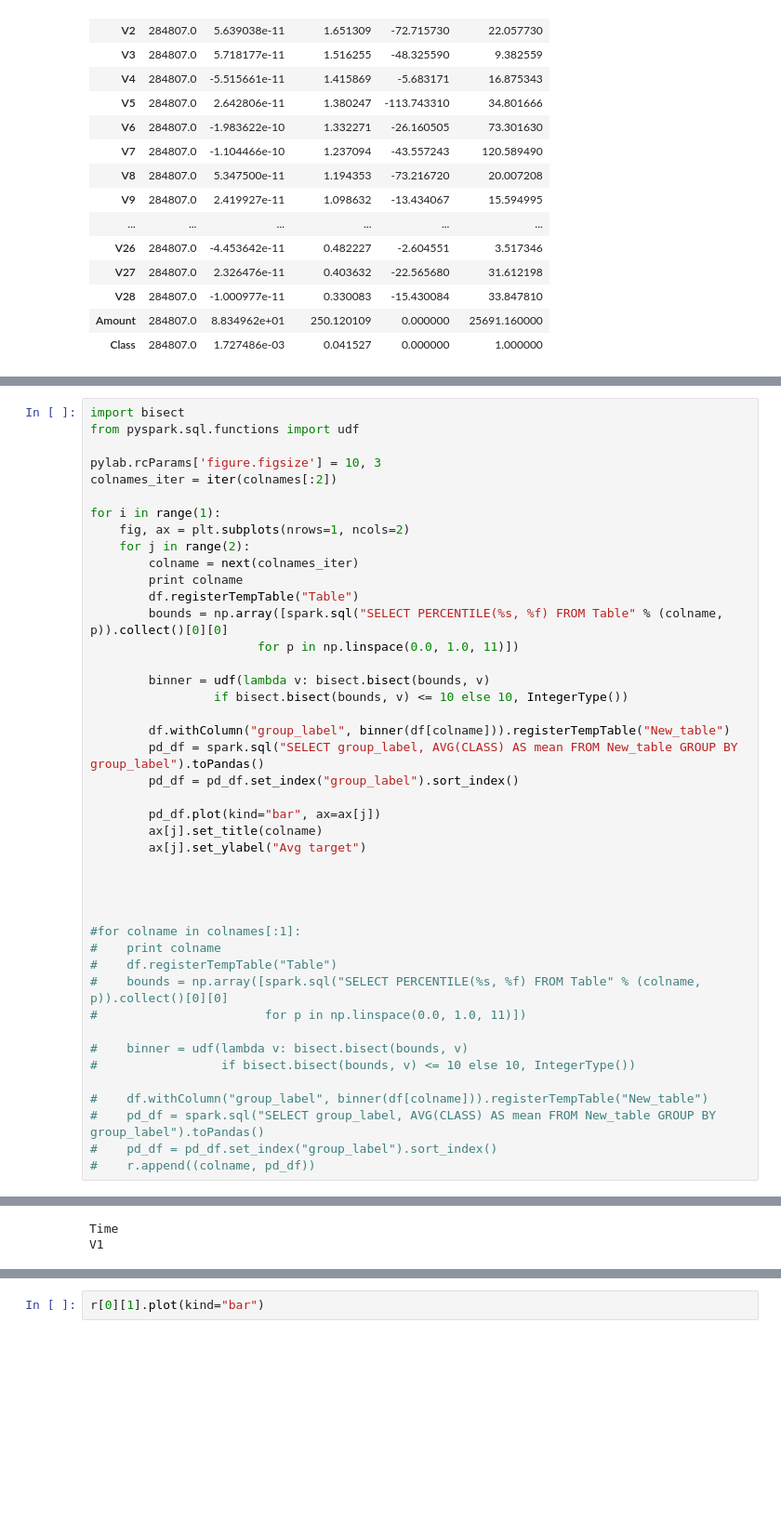
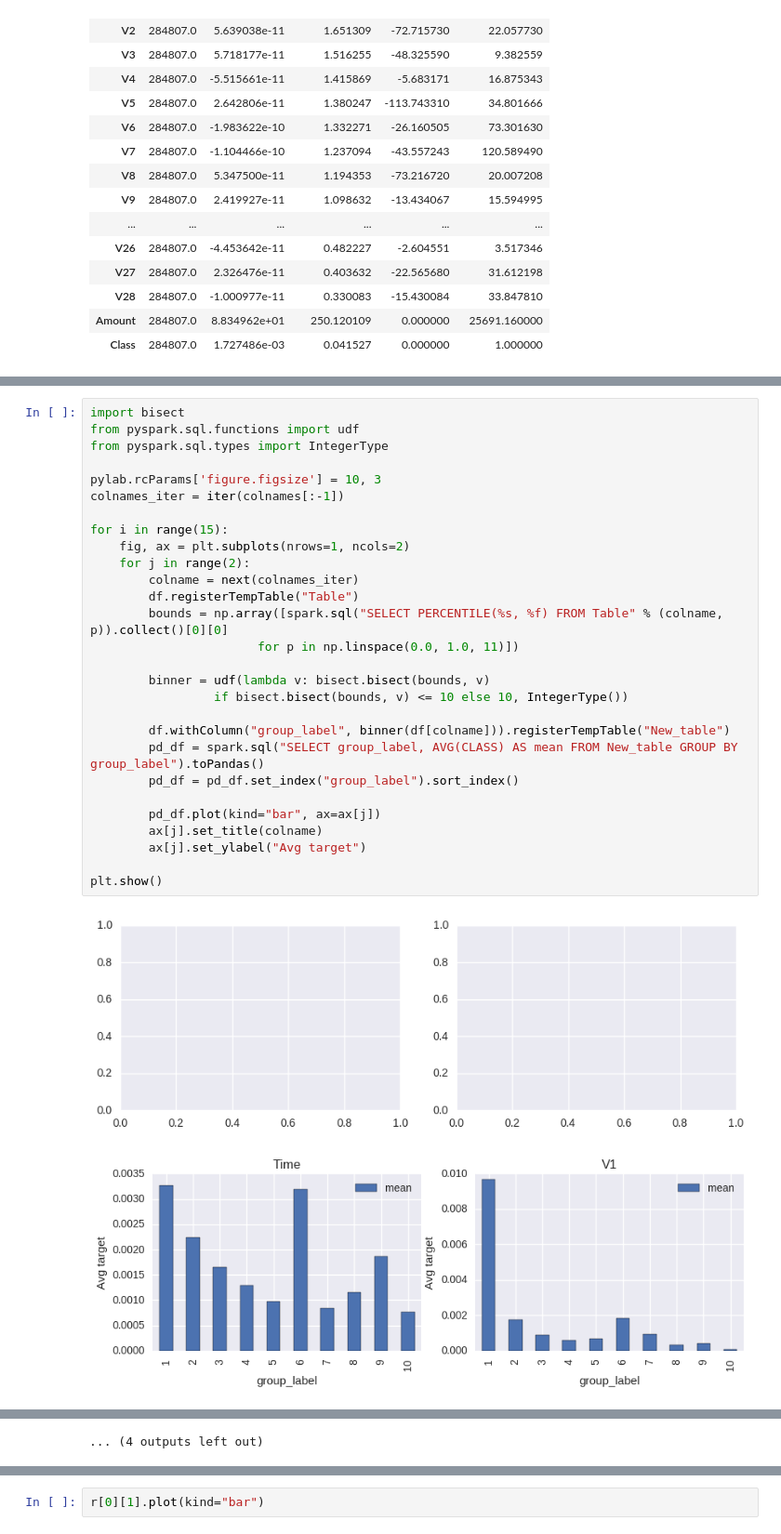
Before and after one commit to chao-ji/fraud_transaction_credit_card, a Jupyter notebook: Exploratory Data Analysis.ipynb, the cells around one changed output, grey strips where cells are left out. Shown at 93% size. Cells and saved outputs as stored; diff of their text form; blank space fills up the shorter version.

```diff
--- a/Exploratory Data Analysis.ipynb
+++ b/Exploratory Data Analysis.ipynb
@@ -169,44 +129,31 @@ colnames
 # %%
 import bisect
 from pyspark.sql.functions import udf
+from pyspark.sql.types import IntegerType
 
 pylab.rcParams['figure.figsize'] = 10, 3
-colnames_iter = iter(colnames[:2])
+colnames_iter = iter(colnames[:-1])
 
-for i in range(1):
+for i in range(15):
     fig, ax = plt.subplots(nrows=1, ncols=2)
     for j in range(2):
         colname = next(colnames_iter)
-        print colname
         df.registerTempTable("Table")
         bounds = np.array([spark.sql("SELECT PERCENTILE(%s, %f) FROM Table" % (colname, p)).collect()[0][0]
                        for p in np.linspace(0.0, 1.0, 11)])
 
         binner = udf(lambda v: bisect.bisect(bounds, v)
                  if bisect.bisect(bounds, v) <= 10 else 10, IntegerType())
 
         df.withColumn("group_label", binner(df[colname])).registerTempTable("New_table")
         pd_df = spark.sql("SELECT group_label, AVG(CLASS) AS mean FROM New_table GROUP BY group_label").toPandas()
         pd_df = pd_df.set_index("group_label").sort_index()
 
         pd_df.plot(kind="bar", ax=ax[j])
         ax[j].set_title(colname)
         ax[j].set_ylabel("Avg target")
 
-
-
-
-#for colname in colnames[:1]:
-#    print colname
-#    df.registerTempTable("Table")
-#    bounds = np.array([spark.sql("SELECT PERCENTILE(%s, %f) FROM Table" % (colname, p)).collect()[0][0]
-#                       for p in np.linspace(0.0, 1.0, 11)])
-
-#    binner = udf(lambda v: bisect.bisect(bounds, v)
-#                 if bisect.bisect(bounds, v) <= 10 else 10, IntegerType())
-
-#    df.withColumn("group_label", binner(df[colname])).registerTempTable("New_table")
-#    pd_df = spark.sql("SELECT group_label, AVG(CLASS) AS mean FROM New_table GROUP BY group_label").toPandas()
-#    pd_df = pd_df.set_index("group_label").sort_index()
-#    r.append((colname, pd_df))
+plt.show()
 # %% [output]
+[figure, added]
+[figure, added]
@@ -213,2 +170 @@ for i in range(1):
-Time
-V1
+... (4 outputs left out)
```
Also changed, not shown: parts of 6 cells of this notebook.
